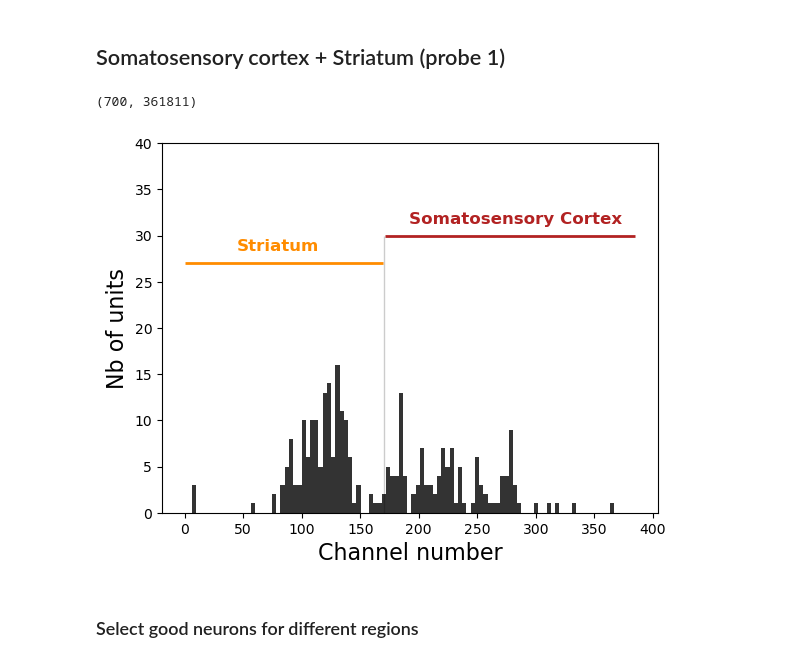
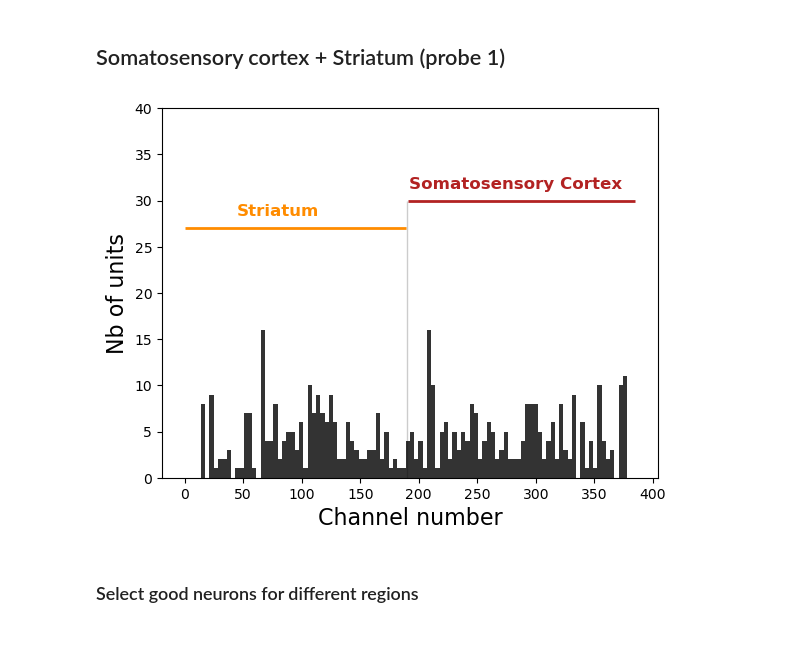
Before and after one commit to catiafortunato/earthquake_dataprep, a Jupyter notebook: prep_data.ipynb, the cells around one changed output. Cells and saved outputs as stored; diff of their text form; code cells hidden in the pictures.

```diff
--- a/prep_data.ipynb
+++ b/prep_data.ipynb
@@ -8,7 +8,7 @@ import matplotlib.pyplot as plt
 # %% [markdown]
 ## Motor Cortex + Striatum (probe 0)
 # %%
-dataset = 'M030_2024_04_12_09_40'
+dataset = 'M030_2024_04_11_17_00'
 mouse_id = 'M030'
 probe = '0'
 data_dir = '/data/mouse_data/processed/'+mouse_id+'/'+dataset+'/'+dataset+'_ephys/'+dataset+'_g0/'+dataset+'_g0_imec'+probe+'/sorter_output/'
@@ -105,6 +114,2 @@ binned_spikes = bin_spikes(st_milsec, clu, bin_size, start_time=start_time, end_
-# %%
-binned_spikes.shape
-# %% [output]
-(700, 361811)
 # %%
 good_neurons = labels_1[labels_1['KSLabel']=='good']['cluster_id'].values
@@ -113,22 +116,22 @@ good_neurons_binnes = binned_spikes[good_neurons,:]
 # %%
 plt.hist(chan_best_1[good_neurons], bins=100,color='black', alpha=0.8)
 plt.xlabel('Channel number', fontsize = 16)
 plt.ylabel('Nb of units', fontsize = 16)
 
-break_rec_1 = 170 # channel separating striatum from cortex
+break_rec_1 = 190 # channel separating striatum from cortex
 h_str =  27
 h_s1 = 30
 plt.hlines(y=h_str, xmin=0, xmax=break_rec_1-1, linewidth=2,color='darkorange')
 plt.hlines(y=h_s1, xmin=break_rec_1+1, xmax=385, linewidth=2, color='firebrick')
 plt.vlines(x=break_rec_1, ymin=0, ymax=30, linewidth=1, alpha=0.2, color='black')
 plt.text(80, h_str+1, 'Striatum', ha='center', va='bottom', color='darkorange',fontsize=12, weight='bold')
 plt.text(283, h_s1+1, 'Somatosensory Cortex', ha='center', va='bottom', color='firebrick',fontsize=12,weight='bold')
 
 plt.ylim(0,40)
 
 plt.savefig('probe_analysis/'+mouse_id+'/'+dataset+'/probe'+probe+'_channel_histogram.pdf')
 # %% [output]
-[figure, old version]
+[figure, new version]
 # %% [markdown]
 ### Select good neurons for different regions
 # %%
```
Also changed, not shown: parts of 7 cells of this notebook, 13 other files.
